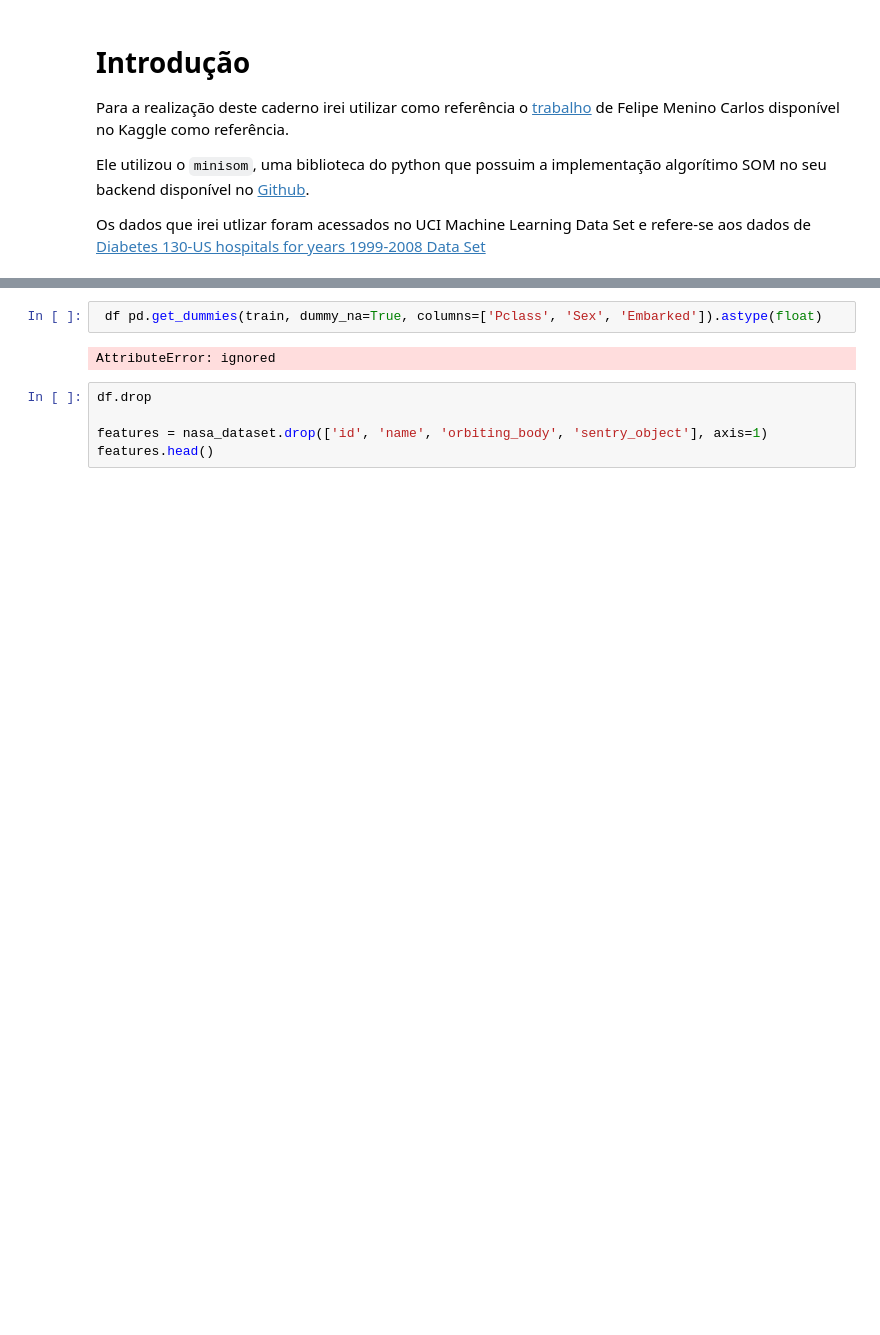
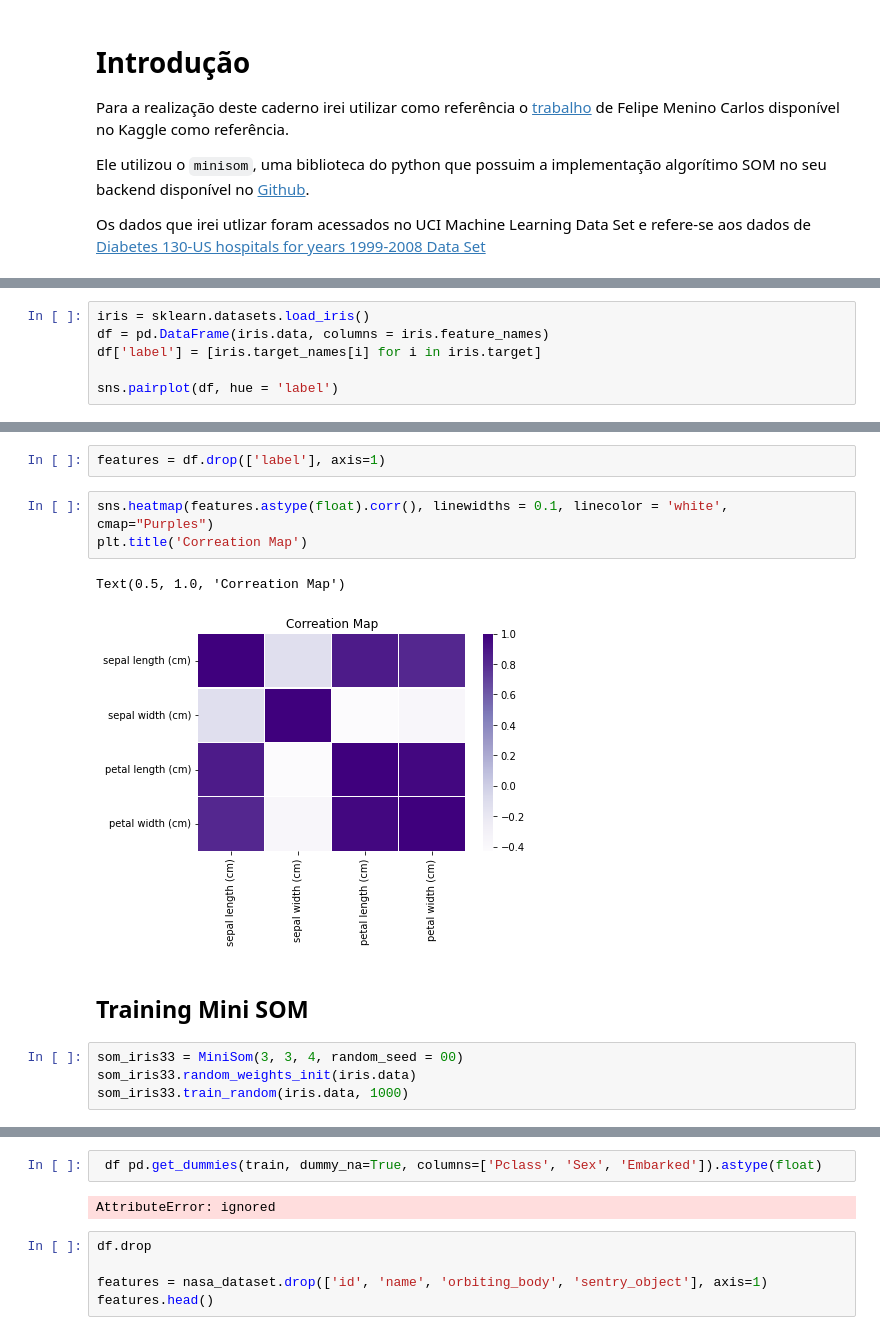
Before and after one commit to barauna-lo/Neurocomputing, a Jupyter notebook: Project_02_SOM.ipynb, the cells around one changed output, grey strips where cells are left out. Drawn from its saved outputs; the diff is of its cells as text; blank space fills up the shorter version.

```diff
--- a/Project_02_SOM.ipynb
+++ b/Project_02_SOM.ipynb
@@ -115,0 +55,6 @@ memory usage: 38.8+ MB
+# %%
+iris = sklearn.datasets.load_iris()
+df = pd.DataFrame(iris.data, columns = iris.feature_names)
+df['label'] = [iris.target_names[i] for i in iris.target]
+
+sns.pairplot(df, hue = 'label')
@@ -115,0 +64,14 @@ memory usage: 38.8+ MB
+# %%
+features = df.drop(['label'], axis=1)
+# %%
+sns.heatmap(features.astype(float).corr(), linewidths = 0.1, linecolor = 'white', cmap="Purples")
+plt.title('Correation Map')
+# %% [output]
+Text(0.5, 1.0, 'Correation Map')
+[figure, added]
+# %% [markdown]
+## Training Mini SOM
+# %%
+som_iris33 = MiniSom(3, 3, 4, random_seed = 00)
+som_iris33.random_weights_init(iris.data)
+som_iris33.train_random(iris.data, 1000)
```
Also changed, not shown: parts of 18 cells of this notebook.
